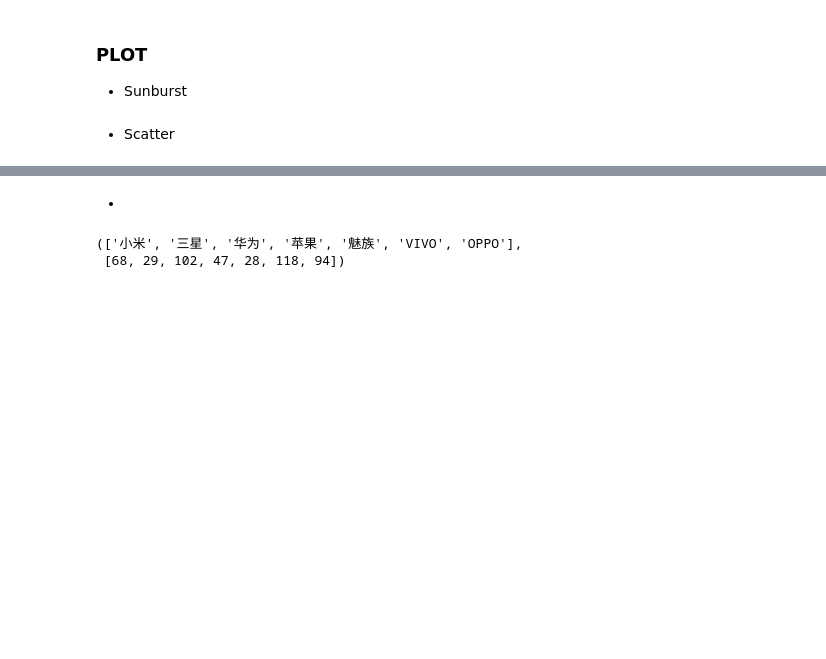
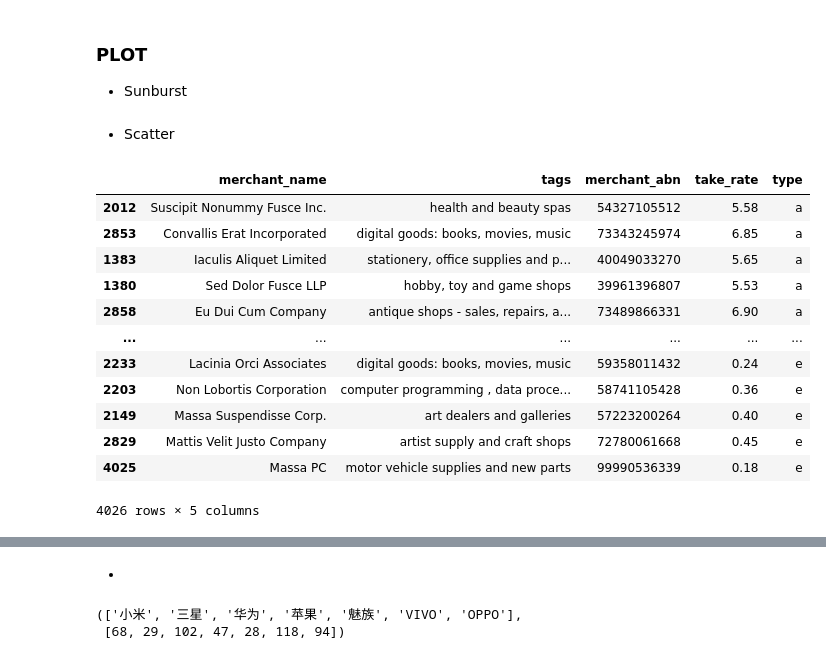
Before and after one commit to MAST30034-Applied-Data-Science/generic-buy-now-pay-later-project-group-24, a Jupyter notebook: notebooks/merchant_prep.ipynb, the cells around one changed output, grey strips where cells are left out. Cells and saved outputs as stored; diff of their text form; code cells hidden in the pictures; blank space fills up the shorter version.

Commit message:
merchant_name_analysis

```diff
--- a/notebooks/merchant_prep.ipynb
+++ b/notebooks/merchant_prep.ipynb
@@ -214,6 +210,22 @@ c = (
 - Scatter
 # %%
 merchants_df = pd.read_parquet('../data/curated/merchants_data.parquet')
+# %%
+merchants_df
+# %% [output]
+|  | merchant_name | tags | merchant_abn | take_rate | type |
+| 2012 | Suscipit Nonummy Fusce Inc. | health and beauty spas | 54327105512 | 5.58 | a |
+| 2853 | Convallis Erat Incorporated | digital goods: books, movies, music | 73343245974 | 6.85 | a |
+| 1383 | Iaculis Aliquet Limited | stationery, office supplies and p... | 40049033270 | 5.65 | a |
+| 1380 | Sed Dolor Fusce LLP | hobby, toy and game shops | 39961396807 | 5.53 | a |
+| 2858 | Eu Dui Cum Company | antique shops - sales, repairs, a... | 73489866331 | 6.90 | a |
+| ... | ... | ... | ... | ... | ... |
+| 2233 | Lacinia Orci Associates | digital goods: books, movies, music | 59358011432 | 0.24 | e |
+| 2203 | Non Lobortis Corporation | computer programming , data proce... | 58741105428 | 0.36 | e |
+| 2149 | Massa Suspendisse Corp. | art dealers and galleries | 57223200264 | 0.40 | e |
+| 2829 | Mattis Velit Justo Company | artist supply and craft shops | 72780061668 | 0.45 | e |
+| 4025 | Massa PC | motor vehicle supplies and new parts | 99990536339 | 0.18 | e |
+4026 rows × 5 columns
 # %%
 merchants_df = merchants_df.sort_values('type', axis=0)
 # %%
```
Also changed, not shown: parts of 11 cells of this notebook, 5 other files.
